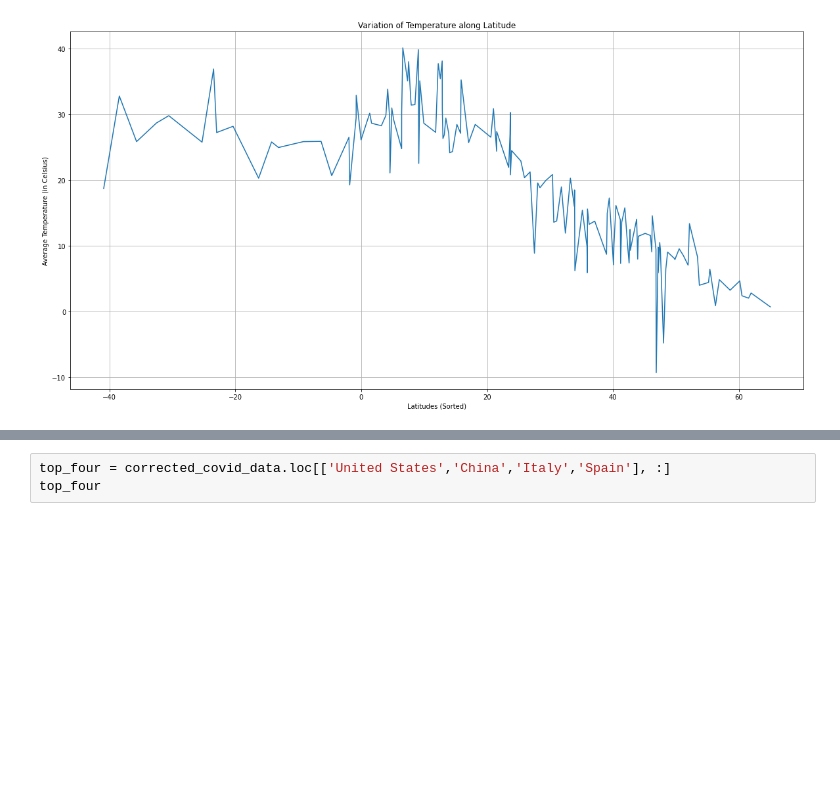
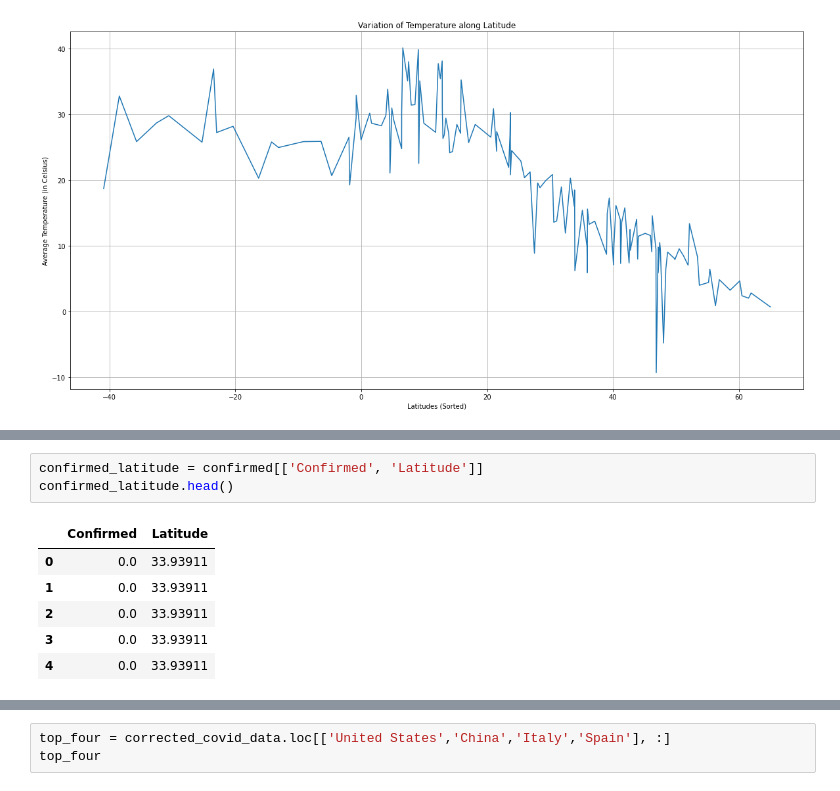
Before and after one commit to newb-dev-1008/GetBoarded_Latitude, a Jupyter notebook: GetBoarded_Week2.ipynb, the cells around one changed output, grey strips where cells are left out. Drawn from its saved outputs; the diff is of its cells as text; blank space fills up the shorter version.

```diff
--- a/GetBoarded_Week2.ipynb
+++ b/GetBoarded_Week2.ipynb
@@ -664,0 +724,10 @@ plt.grid()
+# %%
+confirmed_latitude = confirmed[['Confirmed', 'Latitude']]
+confirmed_latitude.head()
+# %% [output]
+|  | Confirmed | Latitude |
+| 0 | 0.0 | 33.93911 |
+| 1 | 0.0 | 33.93911 |
+| 2 | 0.0 | 33.93911 |
+| 3 | 0.0 | 33.93911 |
+| 4 | 0.0 | 33.93911 |
```
Also changed, not shown: parts of 9 cells of this notebook.
